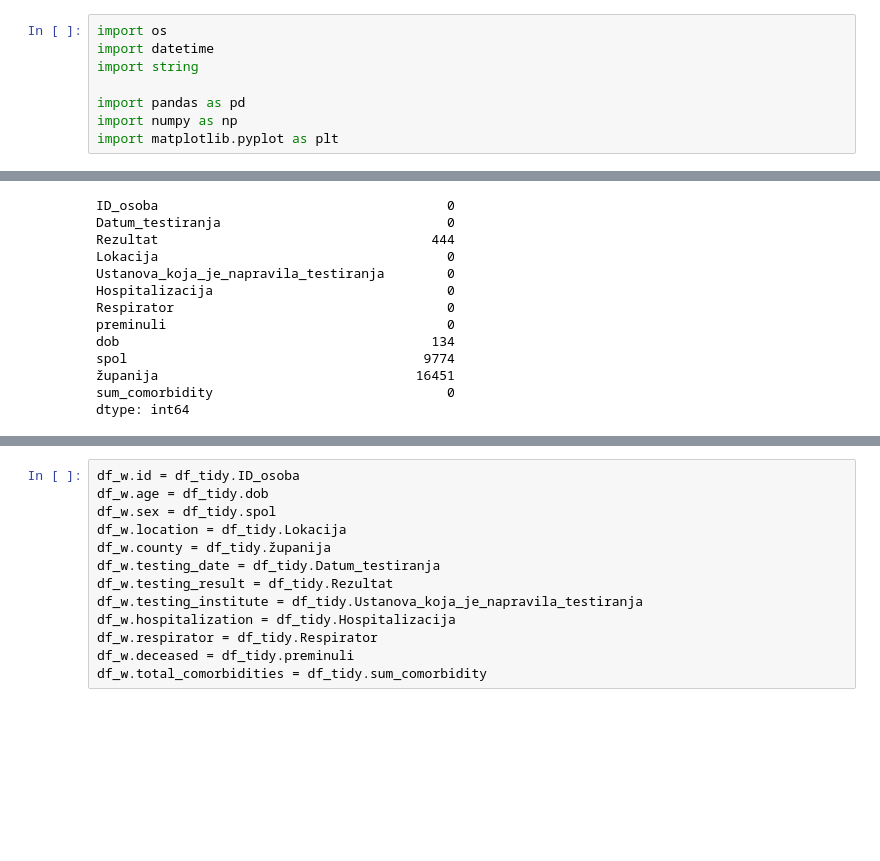
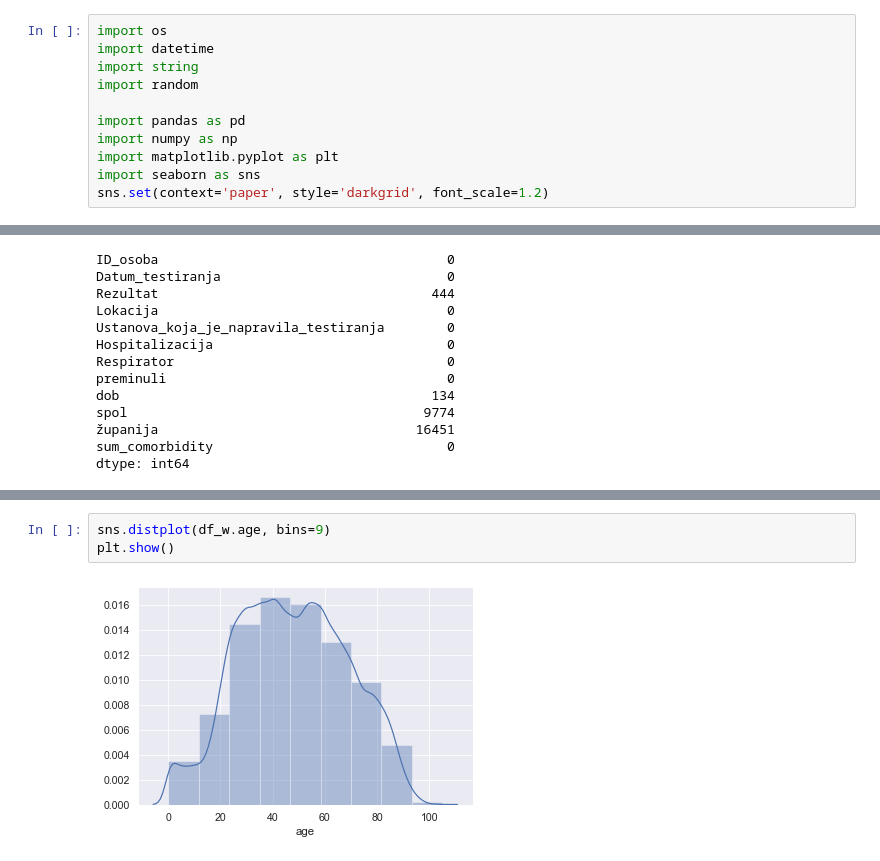
Before and after one commit to akapet00/covid-19-modelling-croatia, a Jupyter notebook: notebooks/00-tidy.ipynb, the cells around one changed output, grey strips where cells are left out. Cells and saved outputs as stored; diff of their text form; blank space fills up the shorter version.

```diff
--- a/notebooks/00-tidy.ipynb
+++ b/notebooks/00-tidy.ipynb
@@ -4,10 +4,13 @@
 import os
 import datetime
 import string
+import random
 
 import pandas as pd
 import numpy as np
 import matplotlib.pyplot as plt
+import seaborn as sns
+sns.set(context='paper', style='darkgrid', font_scale=1.2)
 # %% [markdown]
 ## Data loading and inspecting
 # %%
@@ -153,13 +206,5 @@ df_w
-# %%
-df_w.id = df_tidy.ID_osoba
-df_w.age = df_tidy.dob
-df_w.sex = df_tidy.spol
-df_w.location = df_tidy.Lokacija
-df_w.county = df_tidy.županija
-df_w.testing_date = df_tidy.Datum_testiranja
-df_w.testing_result = df_tidy.Rezultat
-df_w.testing_institute = df_tidy.Ustanova_koja_je_napravila_testiranja
-df_w.hospitalization = df_tidy.Hospitalizacija
-df_w.respirator = df_tidy.Respirator
-df_w.deceased = df_tidy.preminuli
-df_w.total_comorbidities = df_tidy.sum_comorbidity
+# %%
+sns.distplot(df_w.age, bins=9)
+plt.show()
+# %% [output]
+[figure, added]
```
Also changed, not shown: parts of 9 cells of this notebook, 1 other file.
